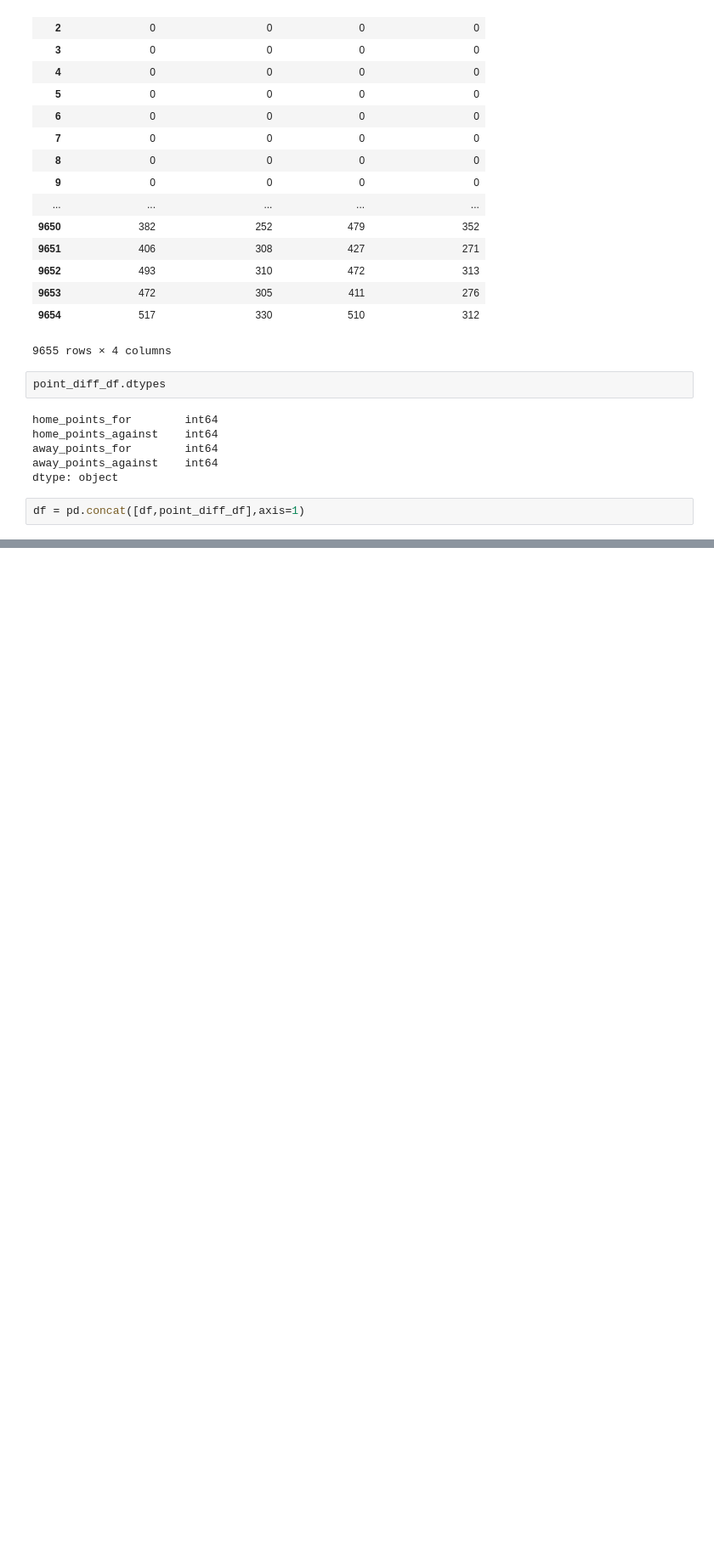
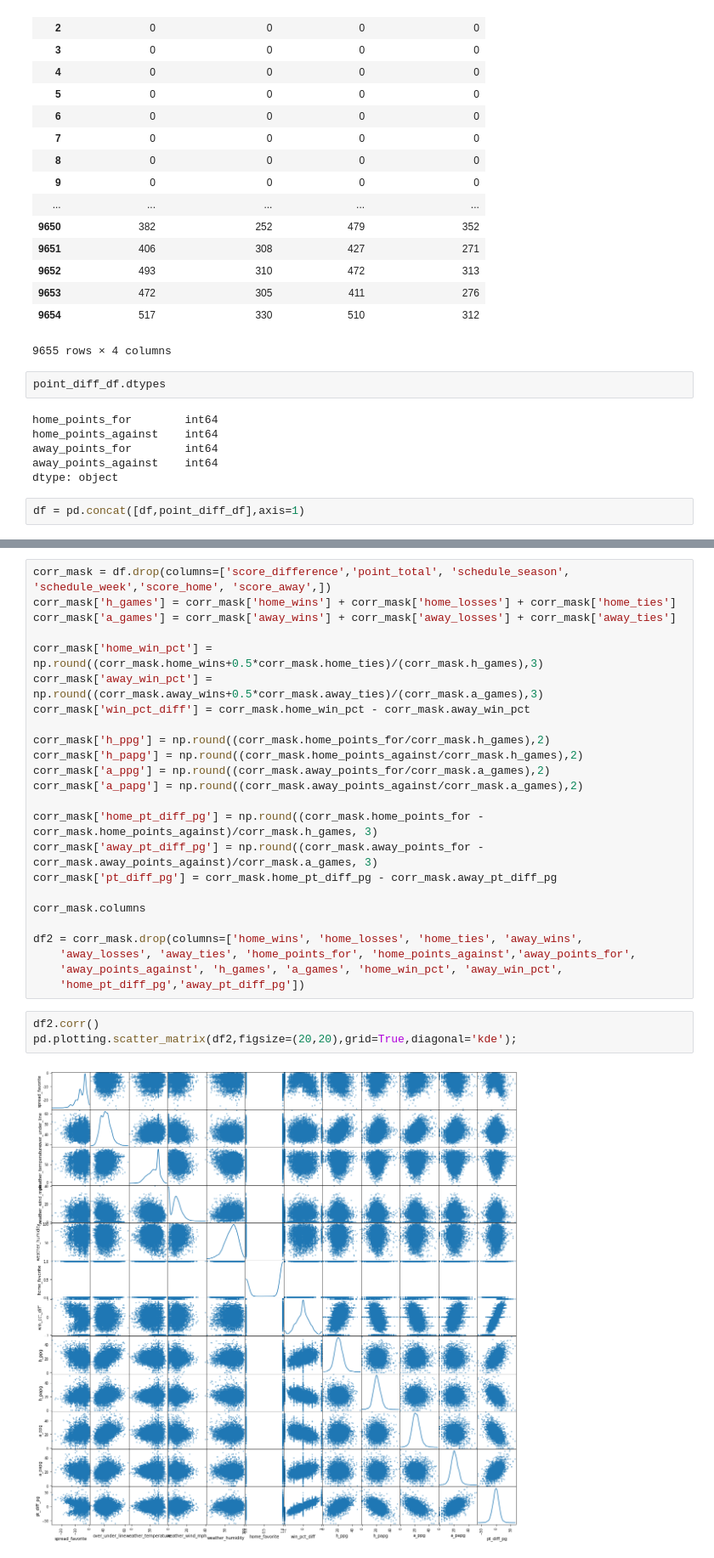
Before and after one commit to slieb74/NFL-Betting-Data, a Jupyter notebook: nfl_betting_data.ipynb, the cells around one changed output, grey strips where cells are left out. Shown at 85% size. Saved outputs shown, nothing was run; the diff lists cells and outputs as text; blank space fills up the shorter version.

Commit message:
4th commit - created mask of df to use for exploratory analysis regarding correlation of our different factors. added functions to get ppg/papg, pt_diff_pg, win_pct_pg for home and away

```diff
--- a/nfl_betting_data.ipynb
+++ b/nfl_betting_data.ipynb
@@ -276,0 +281,29 @@ df
+# %%
+corr_mask = df.drop(columns=['score_difference','point_total', 'schedule_season', 'schedule_week','score_home', 'score_away',])
+corr_mask['h_games'] = corr_mask['home_wins'] + corr_mask['home_losses'] + corr_mask['home_ties']
+corr_mask['a_games'] = corr_mask['away_wins'] + corr_mask['away_losses'] + corr_mask['away_ties']
+
+corr_mask['home_win_pct'] = np.round((corr_mask.home_wins+0.5*corr_mask.home_ties)/(corr_mask.h_games),3)
+corr_mask['away_win_pct'] = np.round((corr_mask.away_wins+0.5*corr_mask.away_ties)/(corr_mask.a_games),3)
+corr_mask['win_pct_diff'] = corr_mask.home_win_pct - corr_mask.away_win_pct
+
+corr_mask['h_ppg'] = np.round((corr_mask.home_points_for/corr_mask.h_games),2)
+corr_mask['h_papg'] = np.round((corr_mask.home_points_against/corr_mask.h_games),2)
+corr_mask['a_ppg'] = np.round((corr_mask.away_points_for/corr_mask.a_games),2)
+corr_mask['a_papg'] = np.round((corr_mask.away_points_against/corr_mask.a_games),2)
+
+corr_mask['home_pt_diff_pg'] = np.round((corr_mask.home_points_for - corr_mask.home_points_against)/corr_mask.h_games, 3)
+corr_mask['away_pt_diff_pg'] = np.round((corr_mask.away_points_for - corr_mask.away_points_against)/corr_mask.a_games, 3)
+corr_mask['pt_diff_pg'] = corr_mask.home_pt_diff_pg - corr_mask.away_pt_diff_pg
+
+corr_mask.columns
+
+df2 = corr_mask.drop(columns=['home_wins', 'home_losses', 'home_ties', 'away_wins',
+    'away_losses', 'away_ties', 'home_points_for', 'home_points_against','away_points_for',
+    'away_points_against', 'h_games', 'a_games', 'home_win_pct', 'away_win_pct',
+    'home_pt_diff_pg','away_pt_diff_pg'])
+# %%
+df2.corr()
+pd.plotting.scatter_matrix(df2,figsize=(20,20),grid=True,diagonal='kde');
+# %% [output]
+[figure, added]
```
Also changed, not shown: parts of 6 cells of this notebook.
